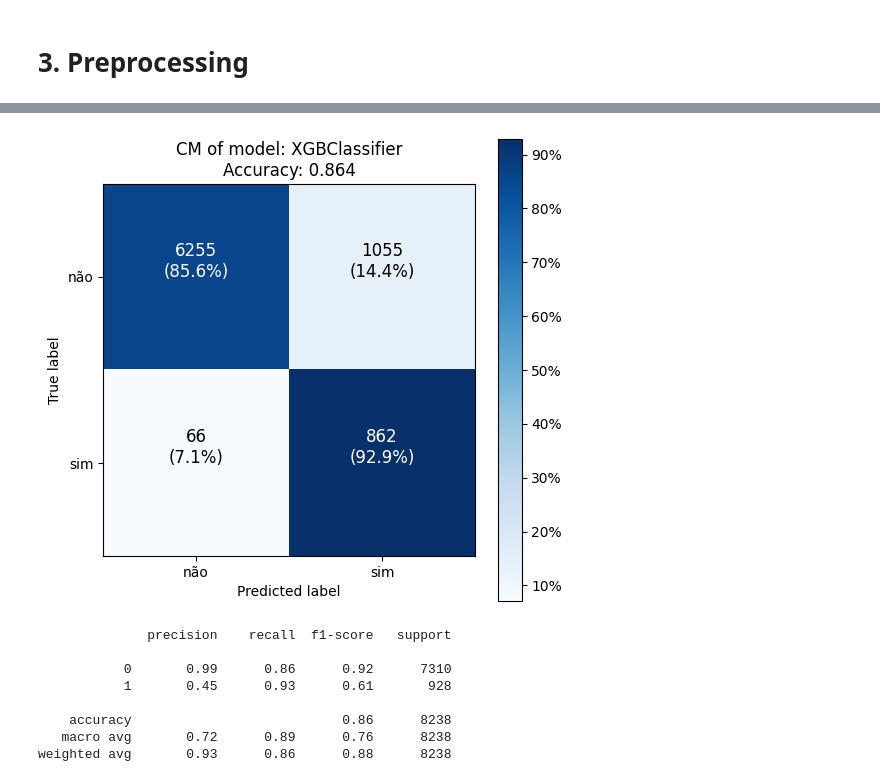
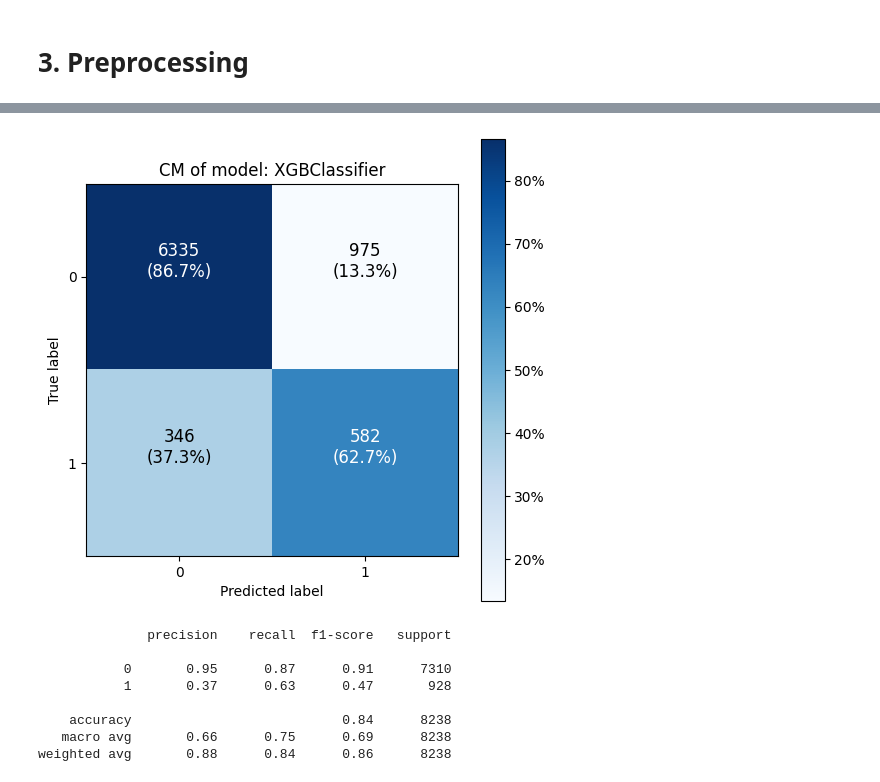
Before and after one commit to lucassiro/data_science, a Jupyter notebook: 01_machine_learning/classification_bank_marketing.ipynb, the cells around one changed output, grey strips where cells are left out. Drawn from its saved outputs; the diff is of its cells as text; code cells hidden in the pictures.

Commit message:
chore: update classification project

```diff
--- a/01_machine_learning/classification_bank_marketing.ipynb
+++ b/01_machine_learning/classification_bank_marketing.ipynb
@@ -374,0 +375,10 @@ model = XGBClassifier(
+# %%
+scale_pos_weight = sum(y_train == 0) / sum(y_train == 1)
+
+model = XGBClassifier(scale_pos_weight=scale_pos_weight)
+model.fit(X_train, y_train)
+y_pred = model.predict(X_test)
+y_pred_proba = model.predict_proba(X_test)[:, 1]
+
+fpr, tpr, thresholds = roc_curve(y_test, y_pred_proba)
+roc_auc = auc(fpr, tpr)
@@ -380,6 +408,10 @@ param_grid = {
     "colsample_bytree": [0.6, 0.8, 1.0],
     "max_depth": [3, 4, 5],
 }
+# %%
+scale_pos_weight = sum(y_train == 0) / sum(y_train == 1)
+
+model = XGBClassifier(scale_pos_weight=scale_pos_weight)
 # %%
 CV_rfc = GridSearchCV(estimator=model, param_grid=param_grid, cv=5)
 CV_rfc.fit(X_train, y_train)
@@ -412,16 +446,16 @@ CV_rfc.best_params_
 # %%
-class_weights = {0: 1, 1: 10}
-
-pos_weight = sum(class_weights.values()) / sum(class_weights.keys())
+scale_pos_weight = sum(y_train == 0) / sum(y_train == 1)
 
 model = XGBClassifier(
-    scale_pos_weight=pos_weight,
-    learning_rate=0.02,
-    n_estimators=600,
-    objective="binary:logistic",
-    nthread=1,
+    scale_pos_weight=scale_pos_weight,
     min_child_weight=CV_rfc.best_params_["min_child_weight"],
     gamma=CV_rfc.best_params_["gamma"],
     subsample=CV_rfc.best_params_["subsample"],
     colsample_bytree=CV_rfc.best_params_["colsample_bytree"],
 )
+model.fit(X_train, y_train)
+y_pred = model.predict(X_test)
+y_pred_proba = model.predict_proba(X_test)[:, 1]
+
+fpr, tpr, thresholds = roc_curve(y_test, y_pred_proba)
+roc_auc = auc(fpr, tpr)
@@ -445,26 +468,21 @@ model = XGBClassifier(
 # %%
-model.fit(X_train, y_train)
-predictions = model.predict(X_test)
-acc = accuracy_score(y_test, predictions)
-
 make_confusion_matrix(
     y_true=y_test,
-    y_pred=predictions,
-    classes=["não", "sim"],
+    y_pred=y_pred,
     figsize=(6, 6),
     text_size=12,
-    title=f"CM of model: XGBClassifier\nAccuracy: {acc:.3f}",
+    title="CM of model: XGBClassifier",
 )
 # %% [output]
-[figure, old version]
+[figure, new version]
 # %%
-print(classification_report(y_true=y_test, y_pred=predictions))
+print(classification_report(y_true=y_test, y_pred=y_pred))
 # %% [output]
               precision    recall  f1-score   support
 
-           0       0.99      0.86      0.92      7310
-           1       0.45      0.93      0.61       928
+           0       0.95      0.87      0.91      7310
+           1       0.37      0.63      0.47       928
 
-    accuracy                           0.86      8238
-   macro avg       0.72      0.89      0.76      8238
-weighted avg       0.93      0.86      0.88      8238
+    accuracy                           0.84      8238
+   macro avg       0.66      0.75      0.69      8238
+weighted avg       0.88      0.84      0.86      8238
```
Also changed, not shown: parts of 41 cells of this notebook.
